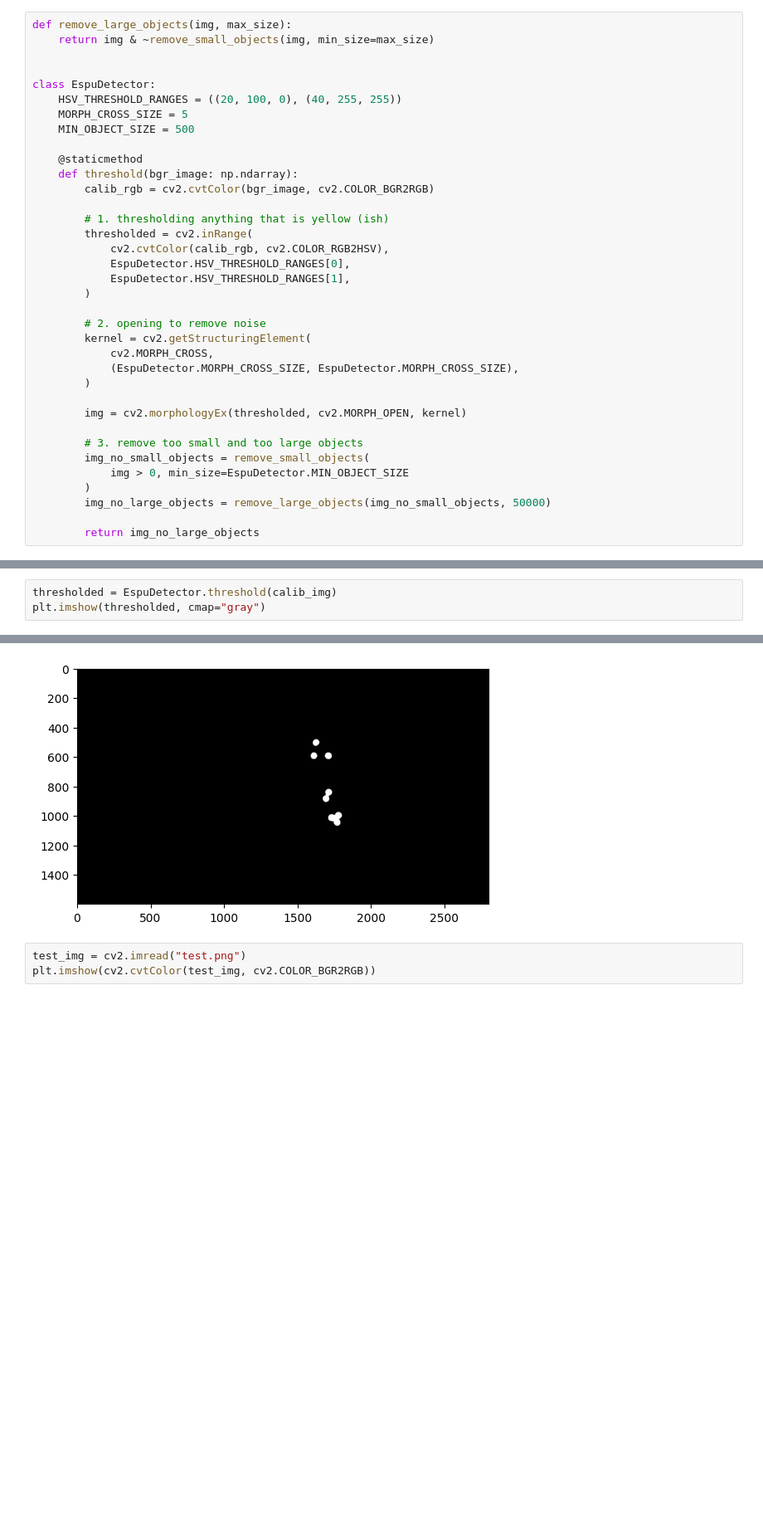
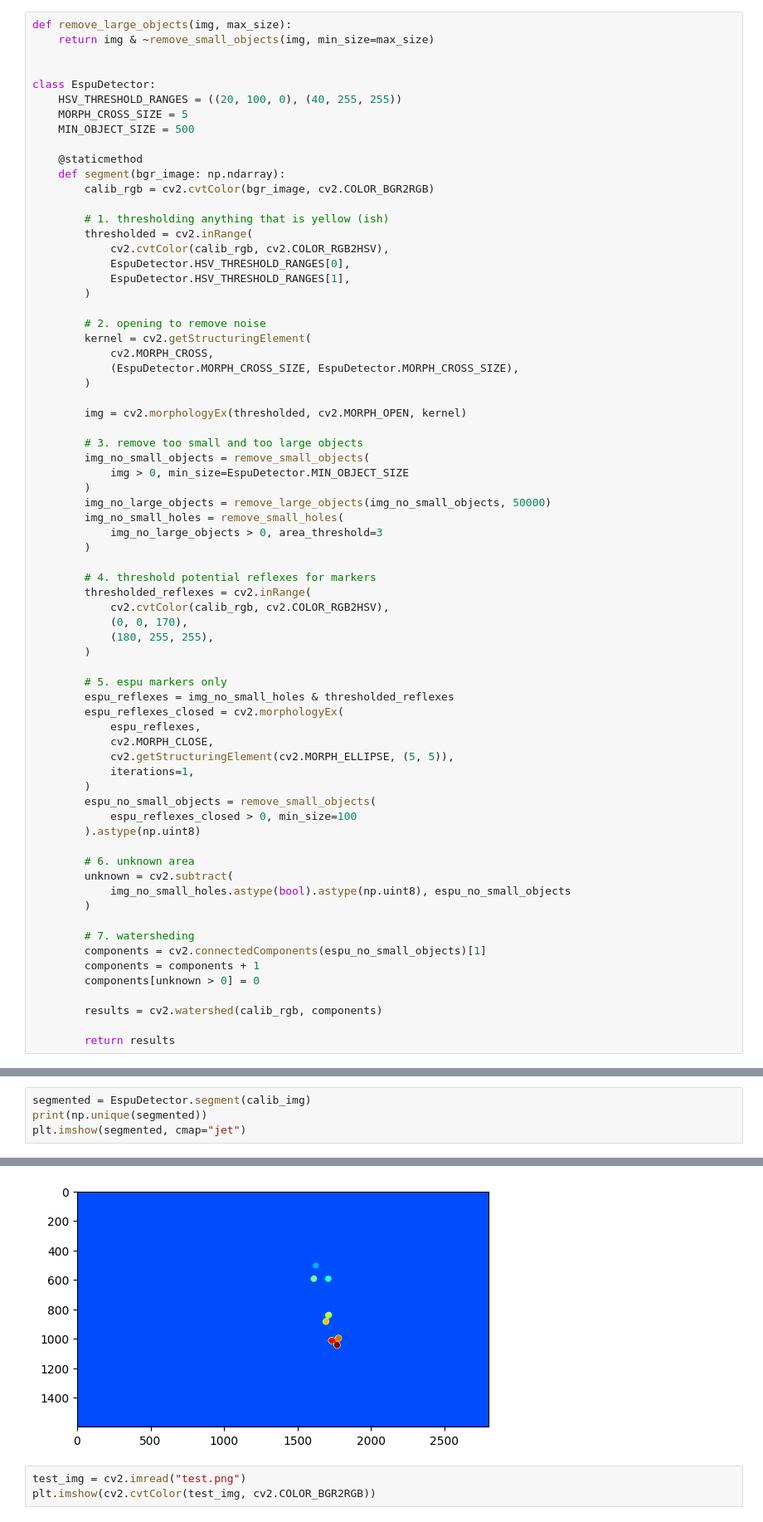
Before and after one commit to StaszekM/apow, a Jupyter notebook: Laboratorium 5/lab5_espu_class.ipynb, the cells around one changed output, grey strips where cells are left out. Shown at 83% size. Cells and saved outputs as stored; diff of their text form; blank space fills up the shorter version.

Commit message:
Improve espu

```diff
--- a/Laboratorium 5/lab5_espu_class.ipynb
+++ b/Laboratorium 5/lab5_espu_class.ipynb
@@ -18,7 +18,7 @@ class EspuDetector:
     MIN_OBJECT_SIZE = 500
 
     @staticmethod
-    def threshold(bgr_image: np.ndarray):
+    def segment(bgr_image: np.ndarray):
         calib_rgb = cv2.cvtColor(bgr_image, cv2.COLOR_BGR2RGB)
 
         # 1. thresholding anything that is yellow (ish)
@@ -41,8 +41,42 @@ class EspuDetector:
             img > 0, min_size=EspuDetector.MIN_OBJECT_SIZE
         )
         img_no_large_objects = remove_large_objects(img_no_small_objects, 50000)
+        img_no_small_holes = remove_small_holes(
+            img_no_large_objects > 0, area_threshold=3
+        )
 
-        return img_no_large_objects
+        # 4. threshold potential reflexes for markers
+        thresholded_reflexes = cv2.inRange(
+            cv2.cvtColor(calib_rgb, cv2.COLOR_RGB2HSV),
+            (0, 0, 170),
+            (180, 255, 255),
+        )
+
+        # 5. espu markers only
+        espu_reflexes = img_no_small_holes & thresholded_reflexes
+        espu_reflexes_closed = cv2.morphologyEx(
+            espu_reflexes,
+            cv2.MORPH_CLOSE,
+            cv2.getStructuringElement(cv2.MORPH_ELLIPSE, (5, 5)),
+            iterations=1,
+        )
+        espu_no_small_objects = remove_small_objects(
+            espu_reflexes_closed > 0, min_size=100
+        ).astype(np.uint8)
+
+        # 6. unknown area
+        unknown = cv2.subtract(
+            img_no_small_holes.astype(bool).astype(np.uint8), espu_no_small_objects
+        )
+
+        # 7. watersheding
+        components = cv2.connectedComponents(espu_no_small_objects)[1]
+        components = components + 1
+        components[unknown > 0] = 0
+
+        results = cv2.watershed(calib_rgb, components)
+
+        return results
 # %%
 calib_img = cv2.imread("calib.png")
 plt.imshow(cv2.cvtColor(calib_img, cv2.COLOR_BGR2RGB))
@@ -50,6 +84,7 @@ plt.imshow(cv2.cvtColor(calib_img, cv2.COLOR_BGR2RGB))
 <matplotlib.image.AxesImage at 0x...>
 [figure]
 # %%
-thresholded = EspuDetector.threshold(calib_img)
-plt.imshow(thresholded, cmap="gray")
+segmented = EspuDetector.segment(calib_img)
+print(np.unique(segmented))
+plt.imshow(segmented, cmap="jet")
 # %% [output]
@@ -57,4 +93,4 @@ plt.imshow(thresholded, cmap="gray")
-[figure, old version]
+[figure, new version]
 # %%
 test_img = cv2.imread("test.png")
 plt.imshow(cv2.cvtColor(test_img, cv2.COLOR_BGR2RGB))
```
Also changed, not shown: parts of 3 cells of this notebook, 2 other files.
